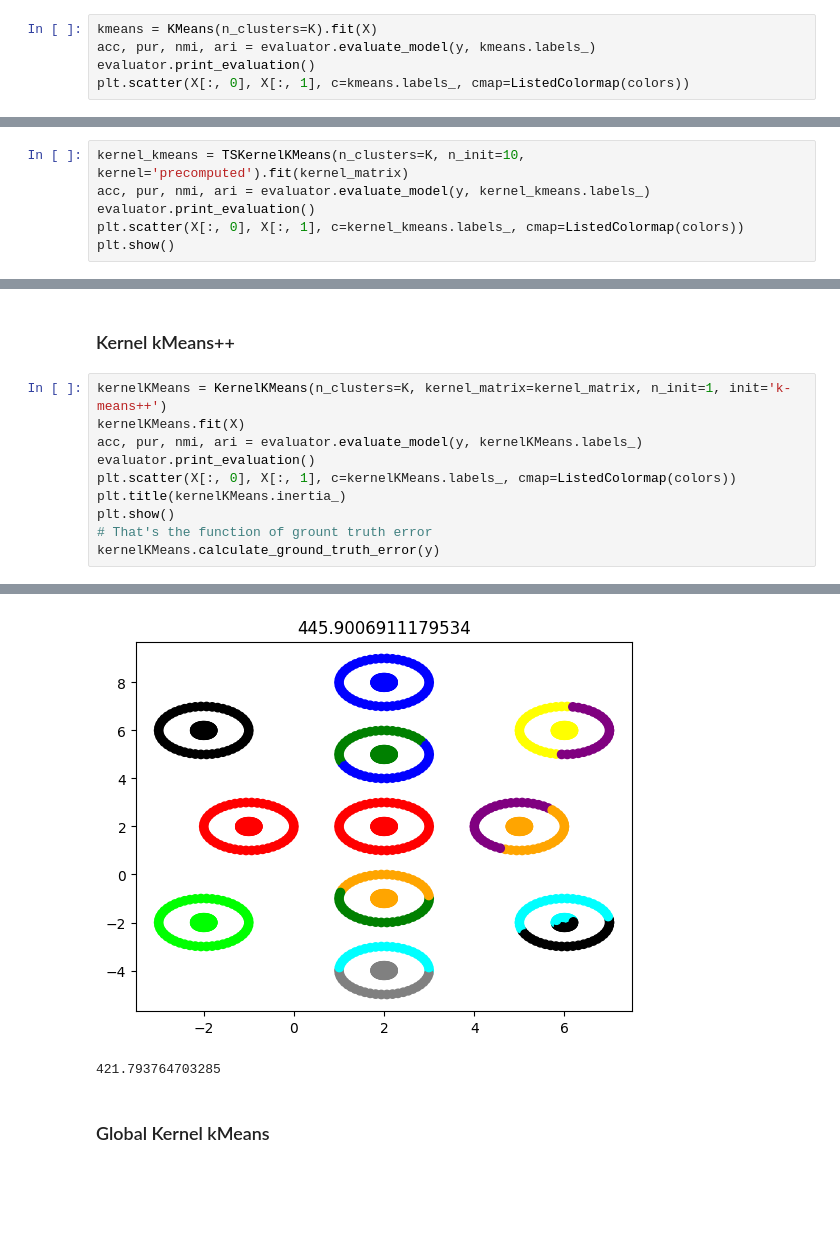
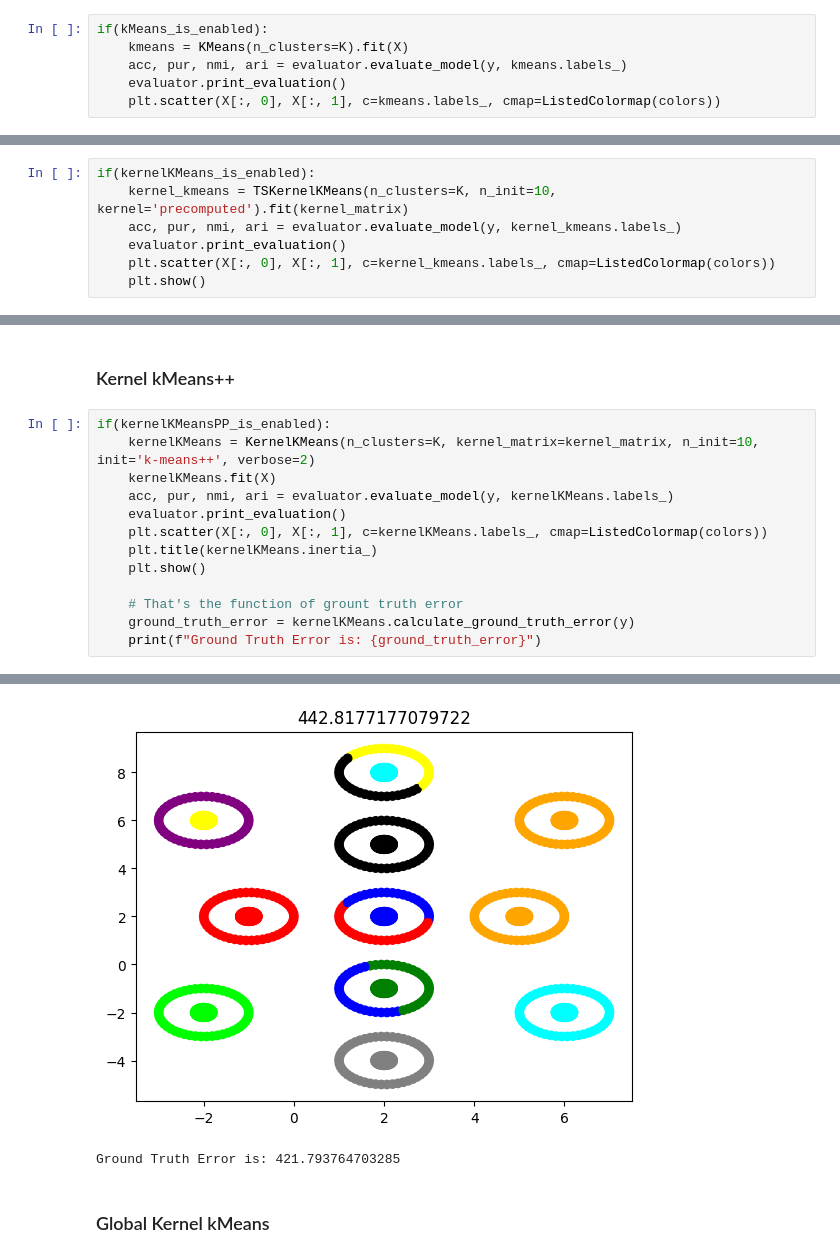
Before and after one commit to gvardakas/global-kernel-k-means-pp, a Jupyter notebook: Kernel k-means.ipynb, the cells around one changed output, grey strips where cells are left out. Cells and saved outputs as stored; diff of their text form; blank space fills up the shorter version.

```diff
--- a/Kernel k-means.ipynb
+++ b/Kernel k-means.ipynb
@@ -42,8 +47,9 @@ kernel_matrix = pairwise_kernels(X, X, metric='rbf', gamma=1)
 # %% [markdown]
 ### kMeans
 # %%
-kmeans = KMeans(n_clusters=K).fit(X)
-acc, pur, nmi, ari = evaluator.evaluate_model(y, kmeans.labels_)
-evaluator.print_evaluation()
-plt.scatter(X[:, 0], X[:, 1], c=kmeans.labels_, cmap=ListedColormap(colors))
+if(kMeans_is_enabled):
+    kmeans = KMeans(n_clusters=K).fit(X)
+    acc, pur, nmi, ari = evaluator.evaluate_model(y, kmeans.labels_)
+    evaluator.print_evaluation()
+    plt.scatter(X[:, 0], X[:, 1], c=kmeans.labels_, cmap=ListedColormap(colors))
 # %% [output]
@@ -53,10 +59,11 @@ ACC: 0.64 PUR: 0.66 NMI: 0.84 ARI: 0.60
 # %% [markdown]
 ### Kernel kMeans
 # %%
-kernel_kmeans = TSKernelKMeans(n_clusters=K, n_init=10, kernel='precomputed').fit(kernel_matrix)
-acc, pur, nmi, ari = evaluator.evaluate_model(y, kernel_kmeans.labels_)
-evaluator.print_evaluation()
-plt.scatter(X[:, 0], X[:, 1], c=kernel_kmeans.labels_, cmap=ListedColormap(colors))
-plt.show()
+if(kernelKMeans_is_enabled):
+    kernel_kmeans = TSKernelKMeans(n_clusters=K, n_init=10, kernel='precomputed').fit(kernel_matrix)
+    acc, pur, nmi, ari = evaluator.evaluate_model(y, kernel_kmeans.labels_)
+    evaluator.print_evaluation()
+    plt.scatter(X[:, 0], X[:, 1], c=kernel_kmeans.labels_, cmap=ListedColormap(colors))
+    plt.show()
 # %% [output]
 ACC: 0.68 PUR: 0.71 NMI: 0.86 ARI: 0.64
@@ -64,13 +71,16 @@ ACC: 0.68 PUR: 0.71 NMI: 0.86 ARI: 0.64
 # %% [markdown]
 ### Kernel kMeans++
 # %%
-kernelKMeans = KernelKMeans(n_clusters=K, kernel_matrix=kernel_matrix, n_init=1, init='k-means++')
-kernelKMeans.fit(X)
-acc, pur, nmi, ari = evaluator.evaluate_model(y, kernelKMeans.labels_)
-evaluator.print_evaluation()
-plt.scatter(X[:, 0], X[:, 1], c=kernelKMeans.labels_, cmap=ListedColormap(colors))
-plt.title(kernelKMeans.inertia_)
-plt.show()
-# That's the function of grount truth error
-kernelKMeans.calculate_ground_truth_error(y)
+if(kernelKMeansPP_is_enabled):
+    kernelKMeans = KernelKMeans(n_clusters=K, kernel_matrix=kernel_matrix, n_init=10, init='k-means++', verbose=2)
+    kernelKMeans.fit(X)
+    acc, pur, nmi, ari = evaluator.evaluate_model(y, kernelKMeans.labels_)
+    evaluator.print_evaluation()
+    plt.scatter(X[:, 0], X[:, 1], c=kernelKMeans.labels_, cmap=ListedColormap(colors))
+    plt.title(kernelKMeans.inertia_)
+    plt.show()
+
+    # That's the function of grount truth error
+    ground_truth_error = kernelKMeans.calculate_ground_truth_error(y)
+    print(f"Ground Truth Error is: {ground_truth_error}")
 # %% [output]
@@ -78,5 +104,5 @@ ACC: 0.67 PUR: 0.74 NMI: 0.88 ARI: 0.68
-[figure, old version]
+[figure, new version]
-421.793764703285
+Ground Truth Error is: 421.793764703285
 # %% [markdown]
 ### Global Kernel kMeans
 # %%
```
Also changed, not shown: parts of 6 cells of this notebook.
